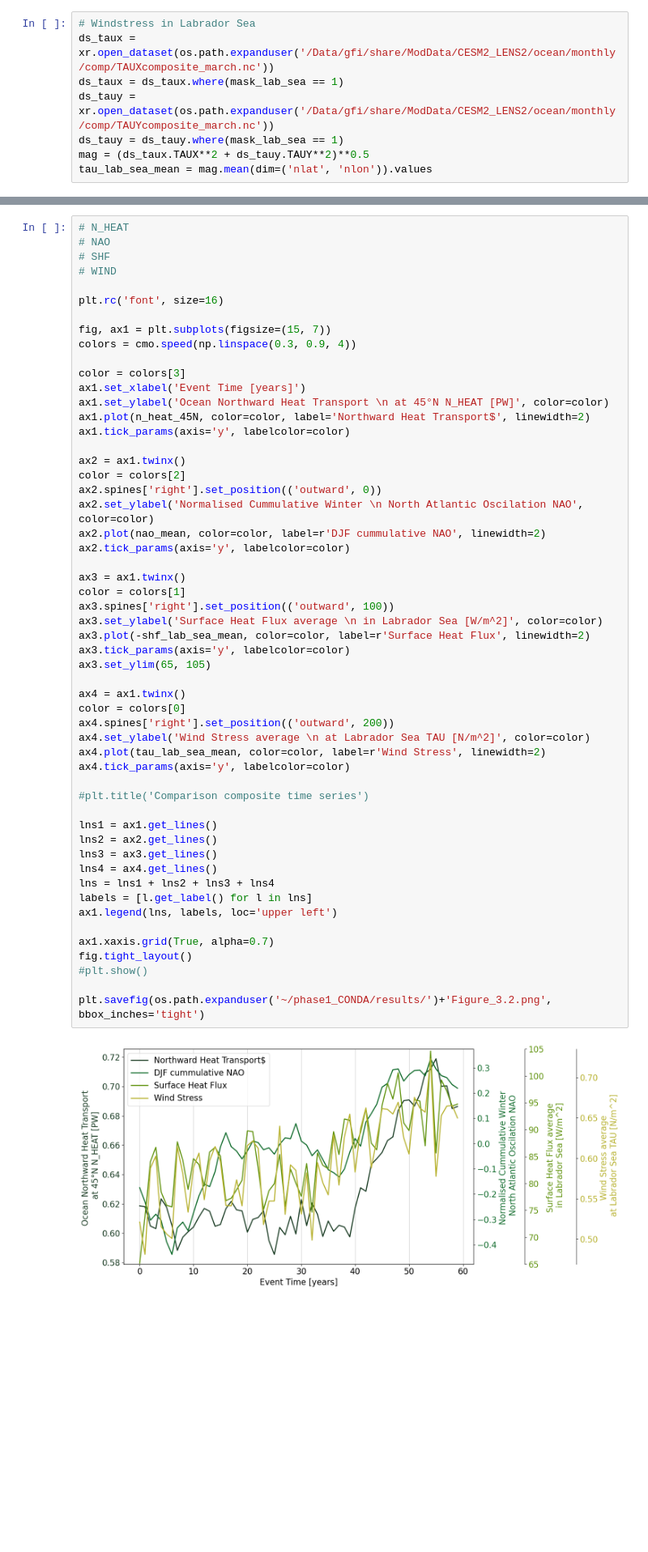
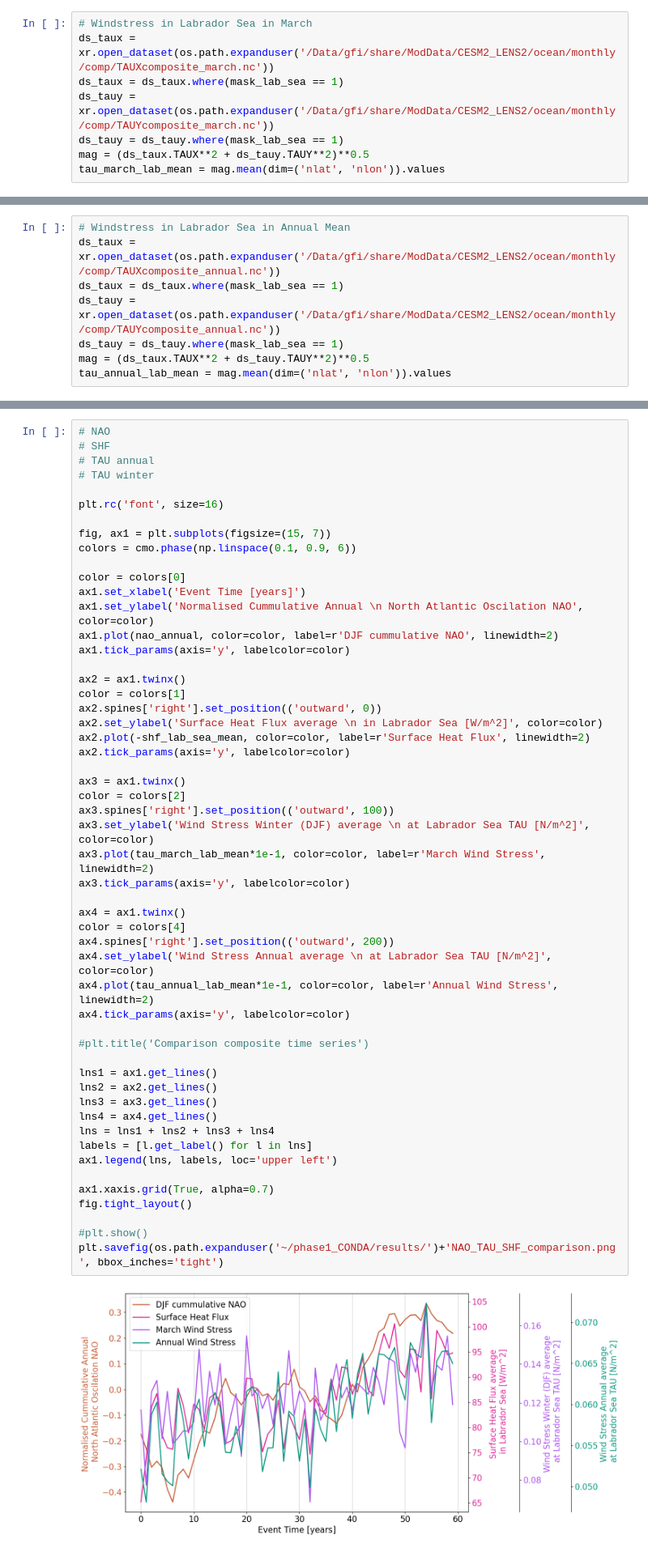
Before and after one commit to inagler/current, a Jupyter notebook: Compare_metrics_composites.ipynb, the cells around one changed output, grey strips where cells are left out. Shown at 81% size. Cells and saved outputs as stored; diff of their text form; blank space fills up the shorter version.

```diff
--- a/Compare_metrics_composites.ipynb
+++ b/Compare_metrics_composites.ipynb
@@ -116,10 +121,10 @@ sum_weighted_sigma = weighted_sigma.sum(dim='z_t')
 total_depth = ds_dz['dz'].sel(z_t=slice(500, 140049.7)).sum(dim='z_t')
 sigma_lab_sea_mean = (sum_weighted_sigma/total_depth).mean(dim=['nlat', 'nlon']).values
 # %%
-# Windstress in Labrador Sea
+# Windstress in Labrador Sea in March
 ds_taux = xr.open_dataset(os.path.expanduser('/Data/gfi/share/ModData/CESM2_LENS2/ocean/monthly/comp/TAUXcomposite_march.nc'))
 ds_taux = ds_taux.where(mask_lab_sea == 1)
 ds_tauy = xr.open_dataset(os.path.expanduser('/Data/gfi/share/ModData/CESM2_LENS2/ocean/monthly/comp/TAUYcomposite_march.nc'))
 ds_tauy = ds_tauy.where(mask_lab_sea == 1)
 mag = (ds_taux.TAUX**2 + ds_tauy.TAUY**2)**0.5
-tau_lab_sea_mean = mag.mean(dim=('nlat', 'nlon')).values
+tau_march_lab_mean = mag.mean(dim=('nlat', 'nlon')).values
@@ -136,0 +131,8 @@ plt.ylim(320,370)
+# %%
+# Windstress in Labrador Sea in Annual Mean
+ds_taux = xr.open_dataset(os.path.expanduser('/Data/gfi/share/ModData/CESM2_LENS2/ocean/monthly/comp/TAUXcomposite_annual.nc'))
+ds_taux = ds_taux.where(mask_lab_sea == 1)
+ds_tauy = xr.open_dataset(os.path.expanduser('/Data/gfi/share/ModData/CESM2_LENS2/ocean/monthly/comp/TAUYcomposite_annual.nc'))
+ds_tauy = ds_tauy.where(mask_lab_sea == 1)
+mag = (ds_taux.TAUX**2 + ds_tauy.TAUY**2)**0.5
+tau_annual_lab_mean = mag.mean(dim=('nlat', 'nlon')).values
@@ -293,59 +423,58 @@ plt.show()
 # %%
-# N_HEAT
 # NAO
 # SHF
-# WIND
+# TAU annual
+# TAU winter
 
 plt.rc('font', size=16)
 
 fig, ax1 = plt.subplots(figsize=(15, 7))
-colors = cmo.speed(np.linspace(0.3, 0.9, 4))
+colors = cmo.phase(np.linspace(0.1, 0.9, 6))
 
-color = colors[3]
+color = colors[0]
 ax1.set_xlabel('Event Time [years]')
-ax1.set_ylabel('Ocean Northward Heat Transport \n at 45°N N_HEAT [PW]', color=color)
-ax1.plot(n_heat_45N, color=color, label='Northward Heat Transport$', linewidth=2)
+ax1.set_ylabel('Normalised Cummulative Annual \n North Atlantic Oscilation NAO', color=color)
+ax1.plot(nao_annual, color=color, label=r'DJF cummulative NAO', linewidth=2)
 ax1.tick_params(axis='y', labelcolor=color)
 
 ax2 = ax1.twinx()
-color = colors[2]
+color = colors[1]
 ax2.spines['right'].set_position(('outward', 0))
-ax2.set_ylabel('Normalised Cummulative Winter \n North Atlantic Oscilation NAO', color=color)
-ax2.plot(nao_mean, color=color, label=r'DJF cummulative NAO', linewidth=2)
+ax2.set_ylabel('Surface Heat Flux average \n in Labrador Sea [W/m^2]', color=color)
+ax2.plot(-shf_lab_sea_mean, color=color, label=r'Surface Heat Flux', linewidth=2)
 ax2.tick_params(axis='y', labelcolor=color)
 
 ax3 = ax1.twinx()
-color = colors[1]
+color = colors[2]
 ax3.spines['right'].set_position(('outward', 100))
-ax3.set_ylabel('Surface Heat Flux average \n in Labrador Sea [W/m^2]', color=color)
-ax3.plot(-shf_lab_sea_mean, color=color, label=r'Surface Heat Flux', linewidth=2)
+ax3.set_ylabel('Wind Stress Winter (DJF) average \n at Labrador Sea TAU [N/m^2]', color=color)
+ax3.plot(tau_march_lab_mean*1e-1, color=color, label=r'March Wind Stress', linewidth=2)
 ax3.tick_params(axis='y', labelcolor=color)
-ax3.set_ylim(65, 105)
 
 ax4 = ax1.twinx()
-color = colors[0]
+color = colors[4]
 ax4.spines['right'].set_position(('outward', 200))
-ax4.set_ylabel('Wind Stress average \n at Labrador Sea TAU [N/m^2]', color=color)
-ax4.plot(tau_lab_sea_mean, color=color, label=r'Wind Stress', linewidth=2)
+ax4.set_ylabel('Wind Stress Annual average \n at Labrador Sea TAU [N/m^2]', color=color)
+ax4.plot(tau_annual_lab_mean*1e-1, color=color, label=r'Annual Wind Stress', linewidth=2)
 ax4.tick_params(axis='y', labelcolor=color)
 
 #plt.title('Comparison composite time series')
 
 lns1 = ax1.get_lines()
 lns2 = ax2.get_lines()
 lns3 = ax3.get_lines()
 lns4 = ax4.get_lines()
 lns = lns1 + lns2 + lns3 + lns4
 labels = [l.get_label() for l in lns]
 ax1.legend(lns, labels, loc='upper left')
 
 ax1.xaxis.grid(True, alpha=0.7)
 fig.tight_layout()
+
 #plt.show()
-
-plt.savefig(os.path.expanduser('~/phase1_CONDA/results/')+'Figure_3.2.png', bbox_inches='tight')
+plt.savefig(os.path.expanduser('~/phase1_CONDA/results/')+'NAO_TAU_SHF_comparison.png', bbox_inches='tight')
 # %% [output]
-[figure, old version]
+[figure, new version]
 # %%
 fig, ax1 = plt.subplots(figsize=(12, 6))
 
```
Also changed, not shown: parts of 20 cells of this notebook, 22 other files.
